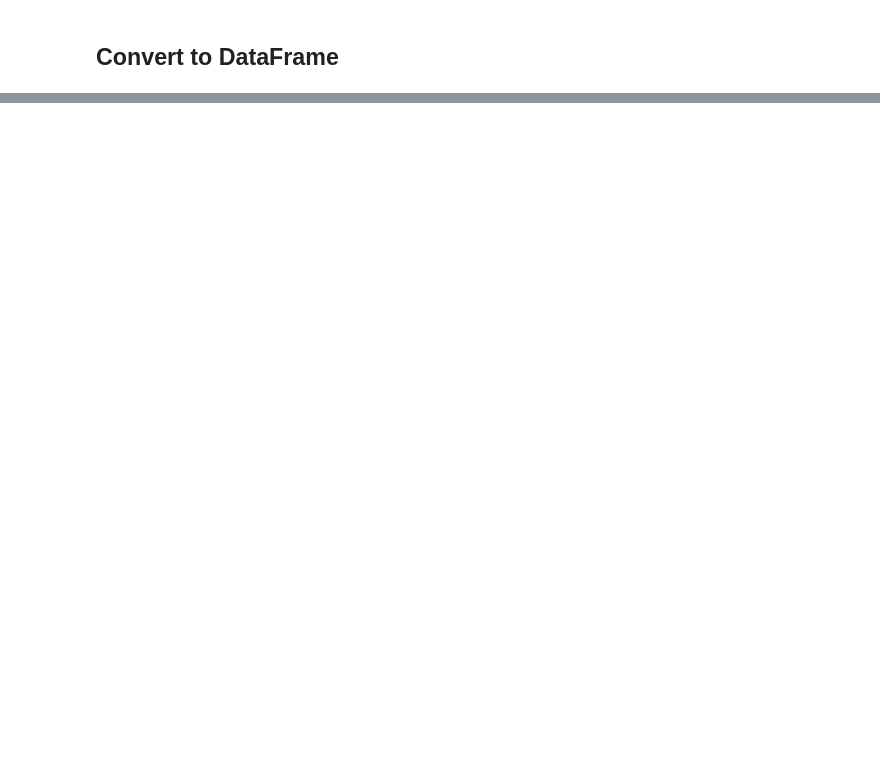
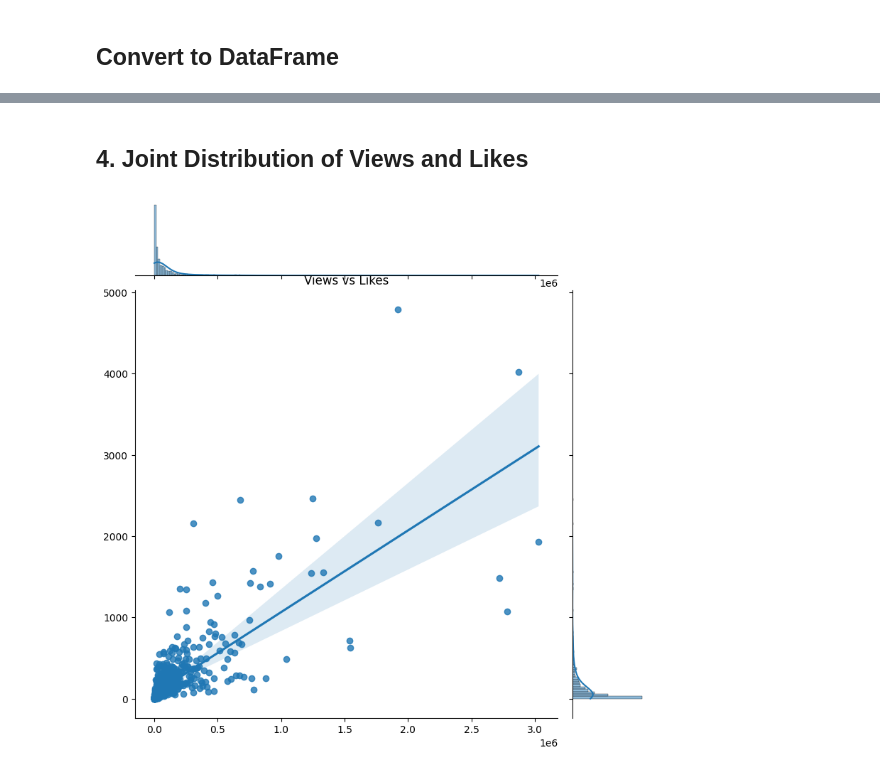
Before and after one commit to rachit-bhatt/Social-Media-Analytics---Lab, a Jupyter notebook: 2024-09-13 - Lab 2/Lab 2 - YouTube Trailer Comment Analysis.ipynb, the cells around one changed output, grey strips where cells are left out. Cells and saved outputs as stored; diff of their text form; code cells hidden in the pictures; blank space fills up the shorter version.

```diff
--- a/2024-09-13 - Lab 2/Lab 2 - YouTube Trailer Comment Analysis.ipynb
+++ b/2024-09-13 - Lab 2/Lab 2 - YouTube Trailer Comment Analysis.ipynb
@@ -109,0 +110,12 @@ df
+# %% [markdown]
+## 4. Joint Distribution of Views and Likes
+# %%
+sns.jointplot(data = df,
+              x = 'Views',
+              y = 'Likes',
+              kind = 'reg',
+              height = 8)
+
+chart_decoration(title = 'Views vs Likes')
+# %% [output]
+[figure, added]
```
Also changed, not shown: parts of 32 cells of this notebook.
